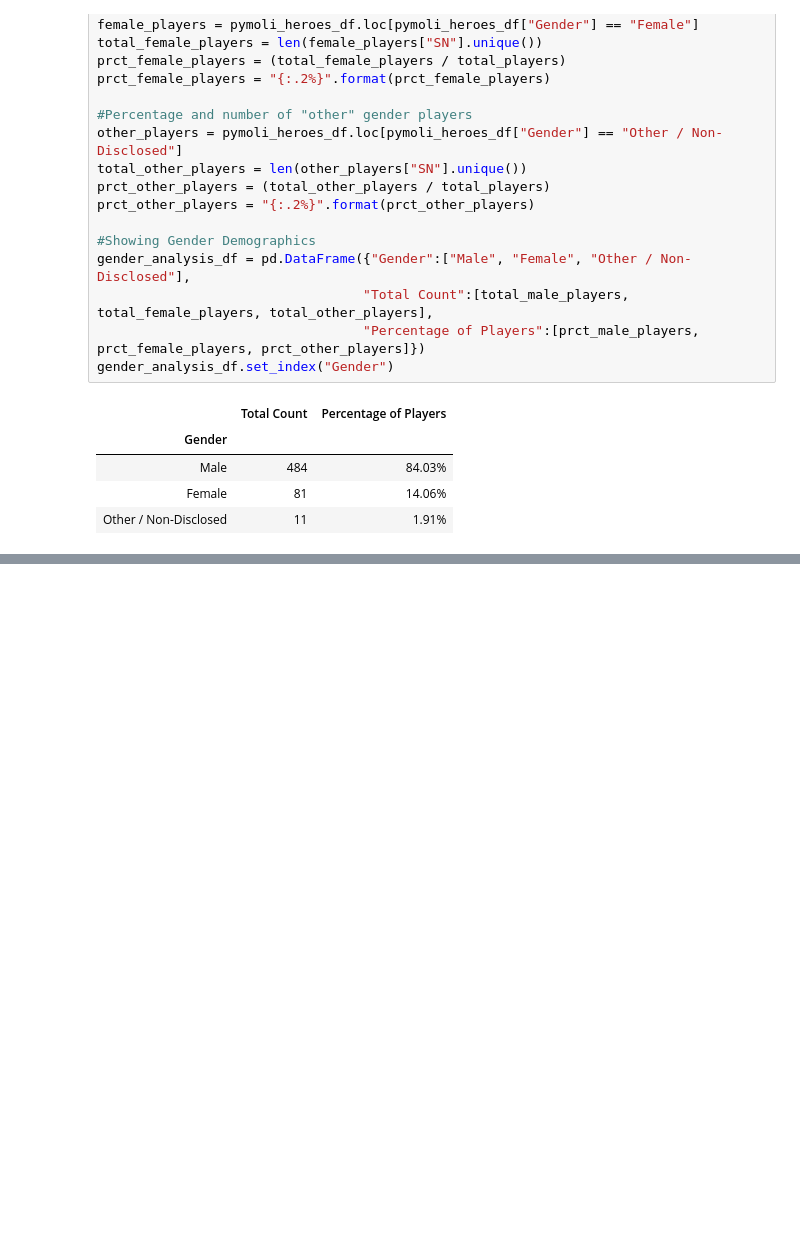
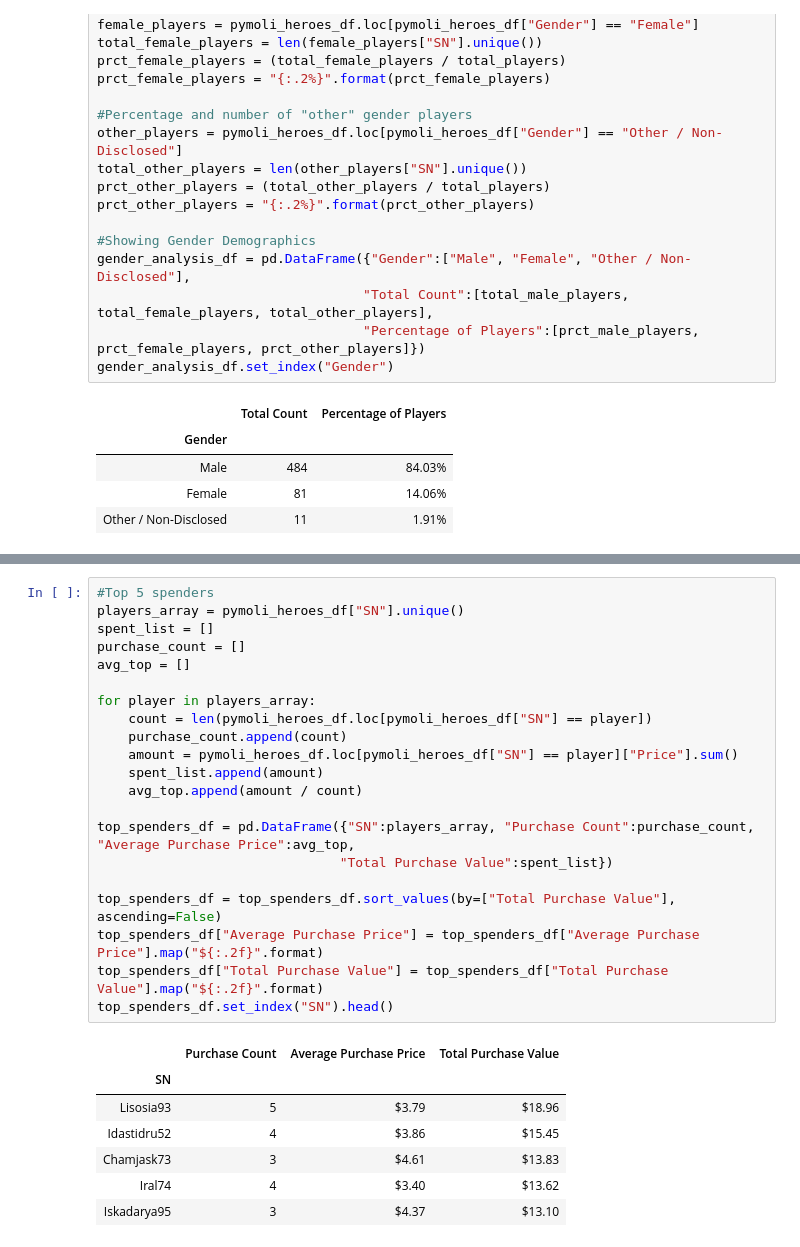
Before and after one commit to KuiiMaldonado/Pandas-challenge, a Jupyter notebook: HeroesOfPymoli/HeroesOfPymoli.ipynb, the cells around one changed output, grey strips where cells are left out. Cells and saved outputs as stored; diff of their text form; blank space fills up the shorter version.

```diff
--- a/HeroesOfPymoli/HeroesOfPymoli.ipynb
+++ b/HeroesOfPymoli/HeroesOfPymoli.ipynb
@@ -165,0 +199,29 @@ age_dem_df.set_index("Age Ranges")
+# %%
+#Top 5 spenders
+players_array = pymoli_heroes_df["SN"].unique()
+spent_list = []
+purchase_count = []
+avg_top = []
+
+for player in players_array:
+    count = len(pymoli_heroes_df.loc[pymoli_heroes_df["SN"] == player])
+    purchase_count.append(count)
+    amount = pymoli_heroes_df.loc[pymoli_heroes_df["SN"] == player]["Price"].sum()
+    spent_list.append(amount)
+    avg_top.append(amount / count)
+
+top_spenders_df = pd.DataFrame({"SN":players_array, "Purchase Count":purchase_count, "Average Purchase Price":avg_top,
+                               "Total Purchase Value":spent_list})
+
+top_spenders_df = top_spenders_df.sort_values(by=["Total Purchase Value"], ascending=False)
+top_spenders_df["Average Purchase Price"] = top_spenders_df["Average Purchase Price"].map("${:.2f}".format)
+top_spenders_df["Total Purchase Value"] = top_spenders_df["Total Purchase Value"].map("${:.2f}".format)
+top_spenders_df.set_index("SN").head()
+# %% [output]
+|  | Purchase Count | Average Purchase Price | Total Purchase Value |
+| SN |  |  |  |
+| Lisosia93 | 5 | $3.79 | $18.96 |
+| Idastidru52 | 4 | $3.86 | $15.45 |
+| Chamjask73 | 3 | $4.61 | $13.83 |
+| Iral74 | 4 | $3.40 | $13.62 |
+| Iskadarya95 | 3 | $4.37 | $13.10 |
```
Also changed, not shown: parts of 5 cells of this notebook, 1 other file.
